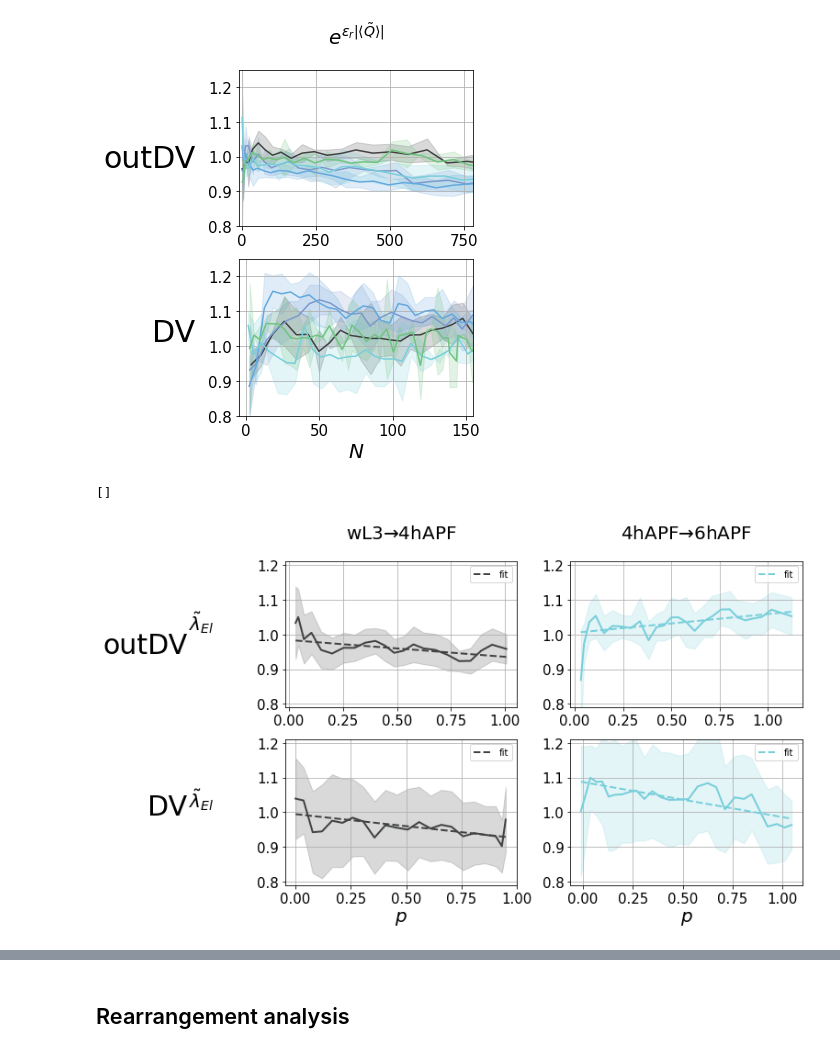
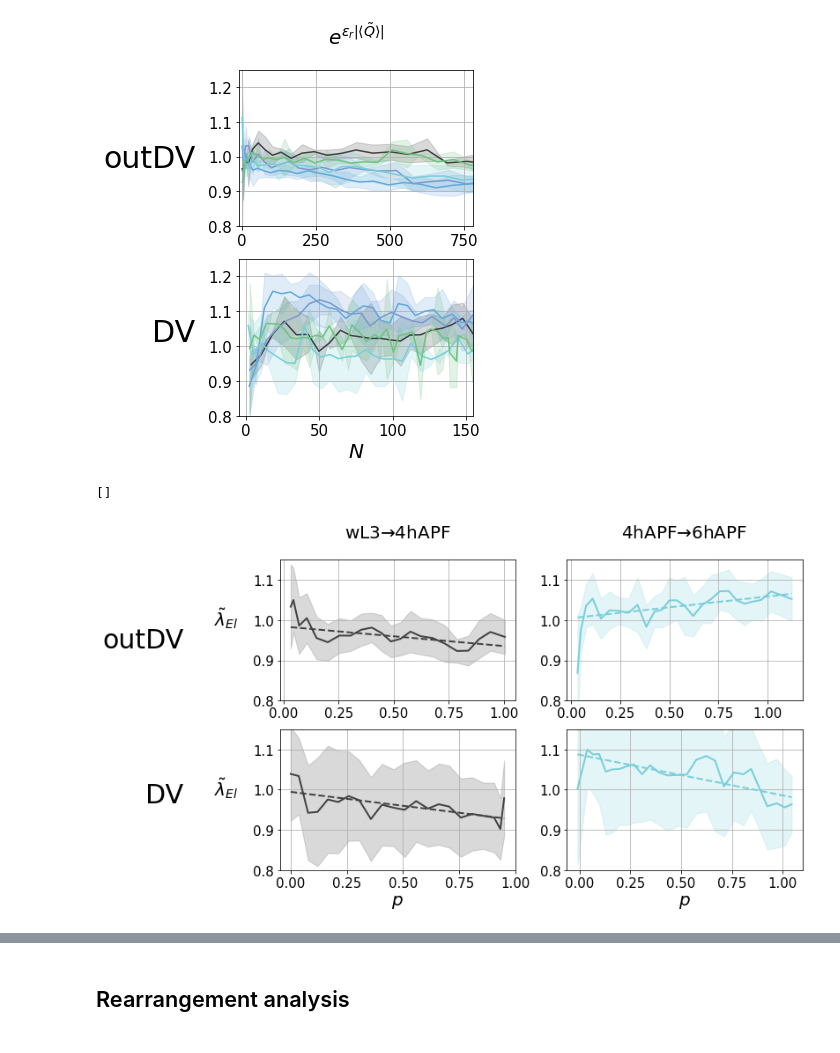
Before and after one commit to abhijeetkrishna/-WingDiscEversion_theory, a Jupyter notebook: data_analysis/prop_comparison_analysis.ipynb, the cells around one changed output, grey strips where cells are left out. Saved outputs shown, nothing was run; the diff lists cells and outputs as text; code cells hidden in the pictures.

```diff
--- a/data_analysis/prop_comparison_analysis.ipynb
+++ b/data_analysis/prop_comparison_analysis.ipynb
@@ -686,19 +686,20 @@ for i in range(nbrows):
         if i == 0:
             title = devstage_init + r'$ \to $' + devstage_final
         if j == 0:
-            ylabel = r'$\lambda$'
+            #ylabel = r'$\lambda$'
+            ylabel = ''
         if i == nbrows-1:
             xlabel = r'$p$'
         if roi == 'DV':
             xticks = [0, 0.25, 0.5, 0.75, 1]
-            yticks = [1, 1.3, 1.6]
+            #yticks = [1, 1.3, 1.6]
             #xlim = (0,155)
-            ylim = (0.9, 1.7)
+            ylim = (0.8, 1.6)
         else:
             xticks = [0, 0.25, 0.5, 0.75, 1]
-            yticks = [1,1.3, 1.6]
+            #yticks = [1,1.3, 1.6]
             #xlim = (0,780)
-            ylim = (0.9, 1.7)
+            ylim = (0.8, 1.6)
 
         ax = get_subplot(ax, df = None, #area_diff,
                          stat_df = area_diff_stat, query_str = query_str, x_col = 'ref_pathlength_scaled_beta', y_col = prop+'_diff',
@@ -716,7 +717,7 @@ for i in range(nbrows):
                          error_style = None, mean_label = 'fit',
                         )
 
-        ax.legend()
+        #ax.legend()
         ax.grid(visible=True)
 
 
@@ -1164,14 +1165,14 @@ for i in range(nbrows):
             xlabel = r'$p$'
         if roi == 'DV':
             xticks = [0, 0.25, 0.5, 0.75, 1]
-            yticks = [0.8,0.9,1,1.1, 1.2 ]
+            #yticks = [0.8,0.9,1,1.1, 1.2 ]
             #xlim = (0,155)
-            ylim = (0.79, 1.21)
+            ylim = (0.8, 1.15)
         else:
             xticks = [0, 0.25, 0.5, 0.75, 1]
-            yticks = [0.8, 0.9, 1, 1.1, 1.2]
+            #yticks = [0.8, 0.9, 1, 1.1, 1.2]
             #xlim = (0,780)
-            ylim = (0.79, 1.21)
+            ylim = (0.8, 1.15)
 
         ax = get_subplot(ax, df = None, #el_diff,
                          stat_df = el_diff_stat, query_str = query_str, x_col = 'ref_pathlength_scaled_beta', y_col = prop+'_diff',
@@ -1183,13 +1184,13 @@ for i in range(nbrows):
 
         ax = get_subplot(ax, df = None, stat_df = el_diff_stat, query_str = query_str,
                          x_col_mean='ref_pathlength_scaled_beta_mean', y_col_mean ='fit_'+prop+'_diff',
-                         xlabel = xlabel, ylabel = ylabel, title = title, ylabelpad=60,
+                         xlabel = xlabel, ylabel = ylabel, title = title, ylabelpad=30,
                          xticks = xticks, yticks = yticks, xlim = xlim, ylim = ylim,
                          mean_linewidth=2,mean_color = color_dict[devstage_init], mean_linestyle='--',
                          error_style = None, mean_label = 'fit'
                         )
 
-        ax.legend()
+        #ax.legend()
         ax.grid()
 
 
@@ -1200,34 +1201,34 @@ plt.ylabel('', fontsize = 40, labelpad = 70, rotation = 0)
 
 plt.xlim(-0.5,nbcols -0.5)
 plt.ylim(-0.5, nbrows -0.5)
 
 #tick_intervals_x = col_vals
 tick_intervals_y = [0, 1]
 
 #tick_intervals_x_str = [str(round(x,2)) for x in tick_intervals_x]
 tick_intervals_y_str = ['DV', 'outDV']
 
 main_ax.tick_params(axis=u'both', which=u'both', length = 0, labelsize = 15,
                     pad = 50, # if two columns
                     #pad = 30, #if four columns
                     rotation = 0)
 
 #plt.xticks(range(len(col_vals)), tick_intervals_x_str, fontsize = 40)
 main_ax.set_yticks(tick_intervals_y)
 main_ax.set_yticklabels(tick_intervals_y_str, fontsize = 30, x = -0.1)
 
 #main_ax.axvline(x = 0.42, color = 'blue', linewidth = 5)
 
 main_ax.set_xticks([])
 #plt.yticks([], [], fontsize = 40)
 
 
 
 #os.makedirs('plots/',exist_ok=True)
 #plt.savefig('plots/DDk_Dt_twoPanels.pdf', bbox_inches = 'tight')
 # %% [output]
 []
-[figure, old version]
+[figure, new version]
 # %%
 #Printing the fit lines
 
```
Also changed, not shown: parts of 8 cells of this notebook, 3 other files.
